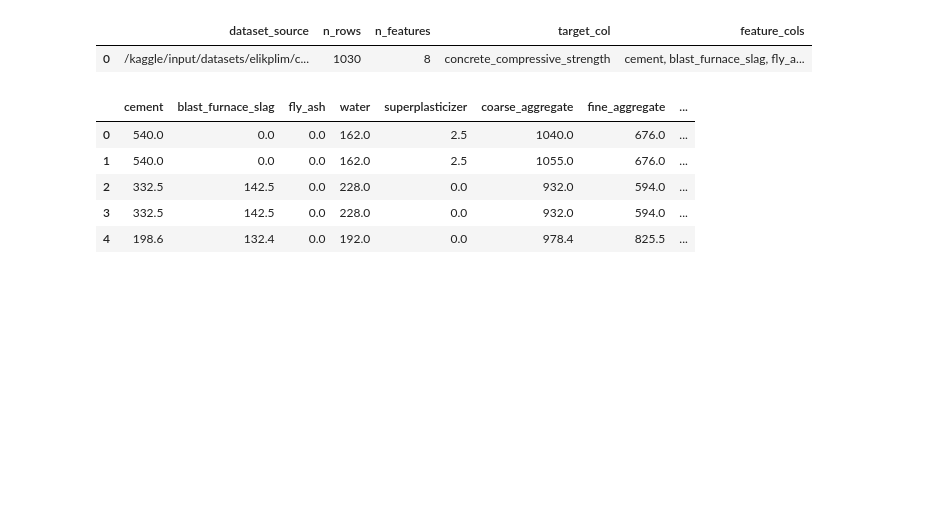
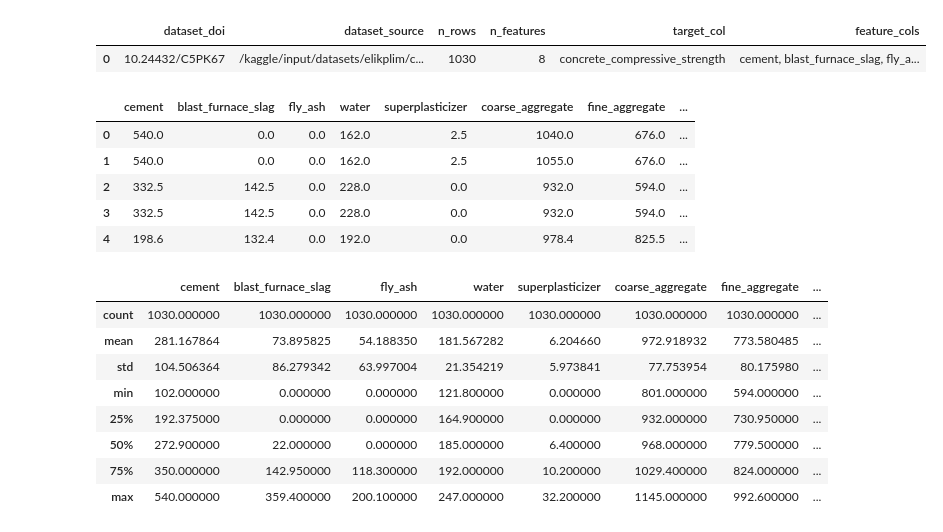
Before and after one commit to avezoor/MachineLearningRepository, a Jupyter notebook: TPOConcreteCompressiveStrength.ipynb, the cells around one changed output. Cells and saved outputs as stored; diff of their text form; code cells hidden in the pictures; blank space fills up the shorter version.

Commit message:
Kaggle Notebook | TPOConcreteCompressiveStrength | Final for Publication

```diff
--- a/TPOConcreteCompressiveStrength.ipynb
+++ b/TPOConcreteCompressiveStrength.ipynb
@@ -64,10 +146,6 @@ pd.set_option('display.width', 200)
 # %%
 def find_local_dataset_file():
-    patterns = [
-        '/kaggle/input/**/*.csv',
-        '/kaggle/input/**/*.xls',
-        '/kaggle/input/**/*.xlsx'
-    ]
+    patterns = ['/kaggle/input/**/*.csv', '/kaggle/input/**/*.xls', '/kaggle/input/**/*.xlsx']
     files = []
     for pattern in patterns:
         files.extend(glob.glob(pattern, recursive=True))
@@ -89,48 +167,79 @@ def read_table(path_or_url):
         return pd.read_csv(path_or_url)
     return pd.read_excel(path_or_url)
 
+def load_from_ucimlrepo():
+    from ucimlrepo import fetch_ucirepo
+    dataset = fetch_ucirepo(id=UCI_DATASET_ID)
+    features = dataset.data.features.reset_index(drop=True)
+    targets = dataset.data.targets.reset_index(drop=True)
+    combined = pd.concat([features, targets], axis=1)
+    return combined
+
 def load_concrete_data():
     local_path = find_local_dataset_file()
-    source = local_path if local_path is not None else DATASET_URL
-    try:
-        df = read_table(source)
-    except Exception as exc:
-        message = 'Dataset tidak ditemukan di /kaggle/input dan unduhan UCI gagal. Tambahkan file Concrete_Data.xls, .xlsx, atau .csv sebagai Kaggle Dataset lalu jalankan ulang.'
-        raise FileNotFoundError(message) from exc
+    if local_path is not None:
+        df = read_table(local_path)
+        source = str(local_path)
+    else:
+        df = None
+        source = None
+        try:
+            df = load_from_ucimlrepo()
+            source = 'ucimlrepo:id=165'
+        except Exception:
+            df = None
+        if df is None:
+            try:
+                df = read_table(DATASET_URL)
+                source = DATASET_URL
+            except Exception as exc:
+                message = 'Dataset tidak ditemukan di /kaggle/input dan unduhan UCI gagal. Tambahkan file Concrete_Data sebagai Kaggle Dataset lalu jalankan ulang.'
+                raise FileNotFoundError(message) from exc
     df.columns = [str(col).strip() for col in df.columns]
     for col in df.columns:
         df[col] = pd.to_numeric(df[col], errors='coerce')
     df = df.dropna().reset_index(drop=True)
     candidates = []
     for col in df.columns:
         lower_col = col.lower()
-        if 'compressive strength' in lower_col or lower_col.strip() == 'strength':
+        if 'compressive strength' in lower_col or lower_col.strip() == 'strength' or 'csmpa' in lower_col.replace(' ', ''):
             candidates.append(col)
     target_col = candidates[0] if len(candidates) > 0 else df.columns[-1]
     feature_cols = [col for col in df.columns if col != target_col]
     return df, feature_cols, target_col, str(source)
 
 df, feature_cols, target_col, dataset_source = load_concrete_data()
 X_all = df[feature_cols].values.astype(np.float64)
 y_all = df[target_col].values.astype(np.float64)
 
 dataset_info = pd.DataFrame([{
+    'dataset_doi': '10.24432/C5PK67',
     'dataset_source': dataset_source,
     'n_rows': int(df.shape[0]),
     'n_features': int(len(feature_cols)),
     'target_col': target_col,
     'feature_cols': ', '.join(feature_cols)
 }])
 
 dataset_info.to_csv(WORKING_DIR / 'dataset_info.csv', index=False)
 display(dataset_info)
 display(df.head())
+display(df.describe())
 # %% [output]
-|  | dataset_source | n_rows | n_features | target_col | feature_cols |
-| 0 | /kaggle/input/datasets/elikplim/c... | 1030 | 8 | concrete_compressive_strength | cement, blast_furnace_slag, fly_a... |
+|  | dataset_doi | dataset_source | n_rows | n_features | target_col | feature_cols |
+| 0 | 10.24432/C5PK67 | /kaggle/input/datasets/elikplim/c... | 1030 | 8 | concrete_compressive_strength | cement, blast_furnace_slag, fly_a... |
 |  | cement | blast_furnace_slag | fly_ash | water | superplasticizer | coarse_aggregate | fine_aggregate | ... |
 | 0 | 540.0 | 0.0 | 0.0 | 162.0 | 2.5 | 1040.0 | 676.0 | ... |
 | 1 | 540.0 | 0.0 | 0.0 | 162.0 | 2.5 | 1055.0 | 676.0 | ... |
 | 2 | 332.5 | 142.5 | 0.0 | 228.0 | 0.0 | 932.0 | 594.0 | ... |
 | 3 | 332.5 | 142.5 | 0.0 | 228.0 | 0.0 | 932.0 | 594.0 | ... |
 | 4 | 198.6 | 132.4 | 0.0 | 192.0 | 0.0 | 978.4 | 825.5 | ... |
+|  | cement | blast_furnace_slag | fly_ash | water | superplasticizer | coarse_aggregate | fine_aggregate | ... |
+| count | 1030.000000 | 1030.000000 | 1030.000000 | 1030.000000 | 1030.000000 | 1030.000000 | 1030.000000 | ... |
+| mean | 281.167864 | 73.895825 | 54.188350 | 181.567282 | 6.204660 | 972.918932 | 773.580485 | ... |
+| std | 104.506364 | 86.279342 | 63.997004 | 21.354219 | 5.973841 | 77.753954 | 80.175980 | ... |
+| min | 102.000000 | 0.000000 | 0.000000 | 121.800000 | 0.000000 | 801.000000 | 594.000000 | ... |
+| 25% | 192.375000 | 0.000000 | 0.000000 | 164.900000 | 0.000000 | 932.000000 | 730.950000 | ... |
+| 50% | 272.900000 | 22.000000 | 0.000000 | 185.000000 | 6.400000 | 968.000000 | 779.500000 | ... |
+| 75% | 350.000000 | 142.950000 | 118.300000 | 192.000000 | 10.200000 | 1029.400000 | 824.000000 | ... |
+| max | 540.000000 | 359.400000 | 200.100000 | 247.000000 | 32.200000 | 1145.000000 | 992.600000 | ... |
```
Also changed, not shown: parts of 25 cells of this notebook.
